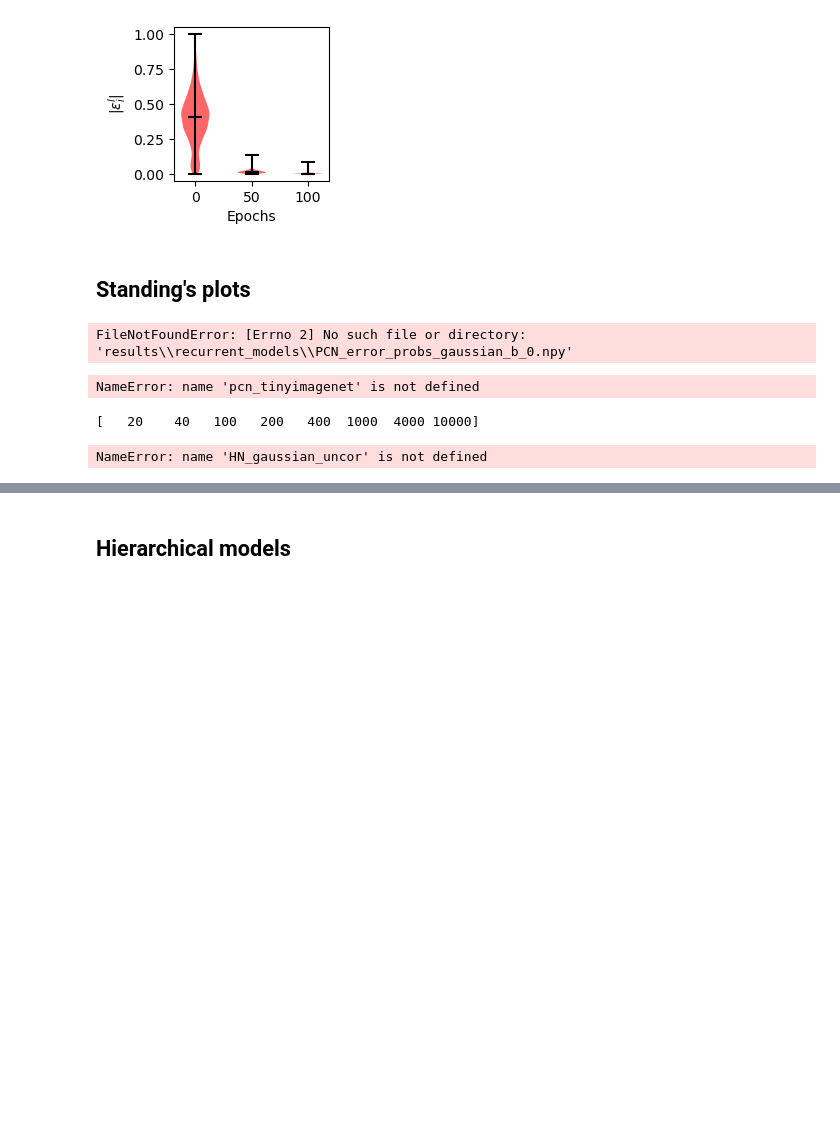
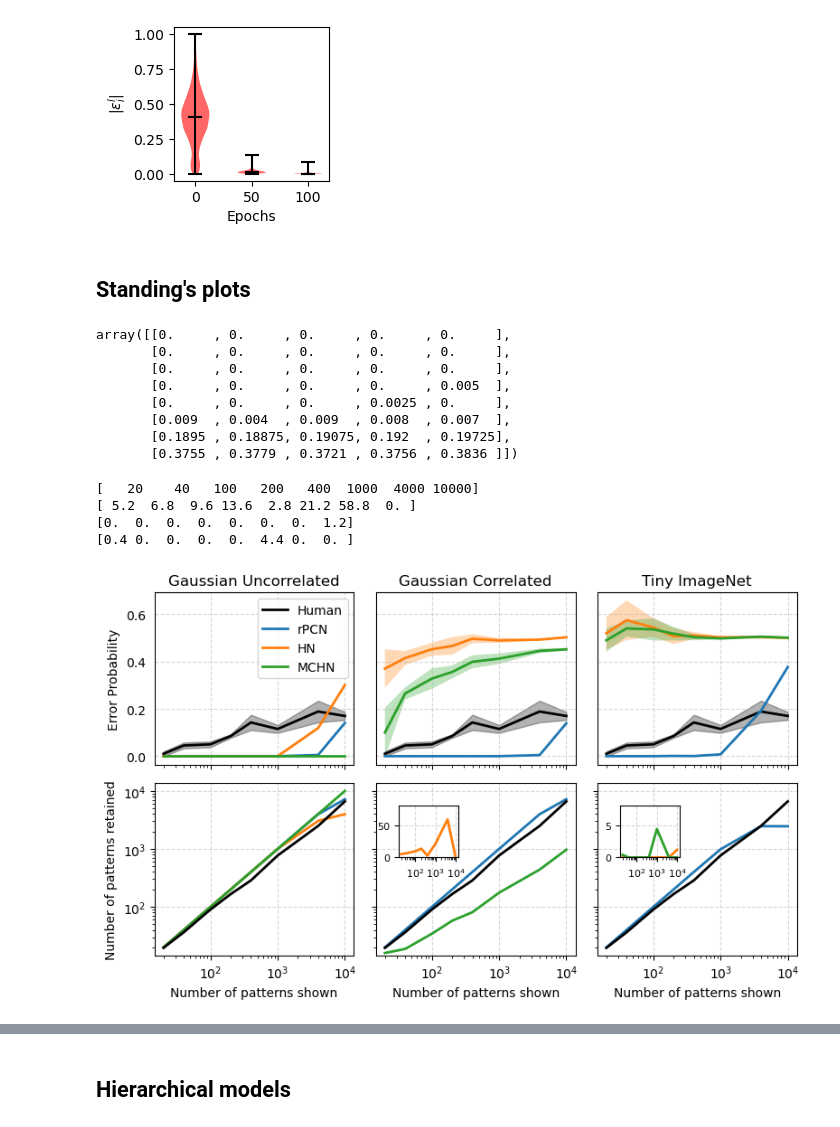
Before and after one commit to ltjed/novelty-detection-pc, a Jupyter notebook: visualization.ipynb, the cells around one changed output, grey strips where cells are left out. Cells and saved outputs as stored; diff of their text form; code cells hidden in the pictures; blank space fills up the shorter version.

```diff
--- a/visualization.ipynb
+++ b/visualization.ipynb
@@ -120,8 +120,8 @@ if not os.path.exists(pcn_dir):
 pcn_gaussian_uncor = np.load(os.path.join(pcn_dir, 'PCN_error_probs_gaussian_b_0.npy'))
 pcn_gaussian_cor = np.load(os.path.join(pcn_dir, 'PCN_error_probs_gaussian_b_04.npy'))
 pcn_tinyimagenet = np.load(os.path.join(pcn_dir, 'PCN_error_probs_tinyimagenet_b_0.npy'))
-pcn_large_tinyimagenet = np.load(os.path.join(pcn_dir, 'PCN_error_probs_large_tinyimagenet_b_0.npy'))
-pcn_tinyimagenet[-2:] = pcn_large_tinyimagenet
+# pcn_large_tinyimagenet = np.load(os.path.join(pcn_dir, 'PCN_error_probs_large_tinyimagenet_b_0.npy'))
+# pcn_tinyimagenet[-2:] = pcn_large_tinyimagenet
 
 hn_dir = os.path.join('results', 'hopfield')
 HN_gaussian_uncor = np.load(os.path.join(hn_dir, 'HN_error_probs_gaussian_b_0.npy'))
@@ -131,13 +131,20 @@ HN_tinyimagenet = np.load(os.path.join(hn_dir, 'HN_error_probs_tinyimagenet_b_0.
 MCHN_gaussian_uncor = np.load(os.path.join(hn_dir, 'MCHN_error_probs_gaussian_b_0.npy'))
 MCHN_gaussian_cor = np.load(os.path.join(hn_dir, 'MCHN_error_probs_gaussian_b_04.npy'))
 MCHN_tinyimagenet = np.load(os.path.join(hn_dir, 'MCHN_error_probs_tinyimagenet_b_0.npy'))
-# %% [output]
-FileNotFoundError: [Errno 2] No such file or directory: 'results\\recurrent_models\\PCN_error_probs_gaussian_b_0.npy'
 # %%
-pcn_tinyimagenet, pcn_large_tinyimagenet
+pcn_tinyimagenet
 # %% [output]
-NameError: name 'pcn_tinyimagenet' is not defined
+array([[0.     , 0.     , 0.     , 0.     , 0.     ],
+       [0.     , 0.     , 0.     , 0.     , 0.     ],
+       [0.     , 0.     , 0.     , 0.     , 0.     ],
+       [0.     , 0.     , 0.     , 0.     , 0.005  ],
+       [0.     , 0.     , 0.     , 0.0025 , 0.     ],
+       [0.009  , 0.004  , 0.009  , 0.008  , 0.007  ],
+       [0.1895 , 0.18875, 0.19075, 0.192  , 0.19725],
+       [0.3755 , 0.3779 , 0.3721 , 0.3756 , 0.3836 ]])
 # %%
+from mpl_toolkits.axes_grid1.inset_locator import inset_axes
+
 sample_sizes = [20, 40, 100, 200, 400, 1000, 4000, 10000]
 # x = np.log10(np.array(sample_sizes))
 x = np.array(sample_sizes)
@@ -177,7 +184,10 @@ std = [a/b for a, b in zip(std, test_trials)]/np.sqrt(5) # 5 is the number subje
 human_error_probs = [a/b for a, b in zip(mean_errors, test_trials)]
 
 def get_retain(error_probs):
-    return sample_sizes - 2 * (error_probs.mean(axis=1) * sample_sizes)
+    retain = sample_sizes - 2 * (error_probs.mean(axis=1) * sample_sizes)
+    # Replace negative values with 0 using where
+    retain = np.where(retain < 0, 0, retain)
+    return retain
 
 HN_retained_uncor = get_retain(HN_gaussian_uncor)
 HN_retained_cor = get_retain(HN_gaussian_cor)
@@ -190,6 +200,10 @@ MCHN_retained_tinyimagenet = get_retain(MCHN_tinyimagenet)
 PCN_retained_uncor = get_retain(pcn_gaussian_uncor)
 PCN_retained_cor = get_retain(pcn_gaussian_cor)
 PCN_retained_tinyimagenet = get_retain(pcn_tinyimagenet)
+
+print(HN_retained_cor)
+print(HN_retained_tinyimagenet)
+print(MCHN_retained_tinyimagenet)
 
 experimental_retained = [19.6, 36.4, 90, 166, 286, 770, 2490, 6600]
 
@@ -212,33 +226,60 @@ plot_one_ax(ax[0,2], pcn_tinyimagenet, HN_tinyimagenet, MCHN_tinyimagenet, 'Tiny
 
 
 ax[1,0].loglog(sample_sizes, PCN_retained_uncor, lw=lw, label='PCN')
 ax[1,0].loglog(sample_sizes, HN_retained_uncor, lw=lw, label='HN')
 ax[1,0].loglog(sample_sizes, MCHN_retained_uncor, lw=lw, label='MCHN')
 ax[1,0].loglog(sample_sizes, experimental_retained, lw=lw, color='k')
 ax[1,0].set_ylabel('Number of patterns retained')
 ax[1,0].set_xlabel('Number of patterns shown')
 
 ax[1,1].loglog(sample_sizes, PCN_retained_cor, lw=lw, label='PCN')
 ax[1,1].loglog(sample_sizes, HN_retained_cor, lw=lw, label='HN', alpha=0)
 ax[1,1].loglog(sample_sizes, MCHN_retained_cor, lw=lw, label='MCHN')
 ax[1,1].loglog(sample_sizes, experimental_retained, lw=lw, color='k')
 ax[1,1].set_xlabel('Number of patterns shown')
 
 ax[1,2].loglog(sample_sizes, PCN_retained_tinyimagenet, lw=lw, label='PCN')
-# ax[2].loglog(sample_sizes, HN_retained_tinyimagenet, lw=lw, label='HN')
-# ax[2].loglog(sample_sizes, MCHN_retained_tinyimagenet, lw=lw, label='MCHN')
+# ax[1,2].loglog(sample_sizes, HN_retained_tinyimagenet, lw=lw, label='HN')
+# ax[1,2].loglog(sample_sizes, MCHN_retained_tinyimagenet, lw=lw, label='MCHN')
 ax[1,2].loglog(sample_sizes, experimental_retained, lw=lw, color='k')
 ax[1,2].set_xlabel('Number of patterns shown')
+
+# Create Insets for ax[1,1] and ax[1,2]
+# Inset for ax[1,1]: HN_retained_cor
+inset1 = inset_axes(ax[1,1], width="30%", height="30%", loc='upper left', borderpad=1.8)
+inset1.plot(sample_sizes, HN_retained_cor, lw=lw, label='HN', color='C1')  # Choose a distinct color
+inset1.set_xscale('log')  # Keep x-axis consistent
+inset1.set_yscale('linear')  # Linear y-axis
+# inset1.set_title('HN Retained (Linear)', fontsize=8)
+inset1.tick_params(axis='both', which='major', labelsize=8)
+inset1.grid(True, linestyle='--', alpha=0.5)
+inset1.set_ylim(0, 80)
+
+# Inset for ax[1,2]: HN_retained_tinyimagenet and MCHN_retained_tinyimagenet
+inset2 = inset_axes(ax[1,2], width="30%", height="30%", loc='upper left', borderpad=1.8)
+inset2.plot(sample_sizes, HN_retained_tinyimagenet, lw=lw, label='HN', color='C1')
+inset2.plot(sample_sizes, MCHN_retained_tinyimagenet, lw=lw, label='MCHN', color='C2')
+inset2.set_xscale('log')
+
+# inset2.set_yscale('linear')
+inset2.tick_params(axis='both', which='major', labelsize=8)
+inset2.grid(True, linestyle='--', alpha=0.5)
+inset2.set_ylim(0, 8)
+# inset2.legend(fontsize=6, loc='upper right')
 
 for a in ax.flatten():
     a.set_xscale('log')
     a.grid(True, linestyle='--', alpha=0.5)
     if a == ax[0,0]:
         a.legend()
 
 fig.tight_layout()
+os.makedirs('results/imgs', exist_ok=True)
 plt.savefig('results/imgs/comparison.pdf')
 plt.show()
 # %% [output]
 [   20    40   100   200   400  1000  4000 10000]
+[ 5.2  6.8  9.6 13.6  2.8 21.2 58.8  0. ]
+[0.  0.  0.  0.  0.  0.  0.  1.2]
+[0.4 0.  0.  0.  0.  4.4 0.  0. ]
-NameError: name 'HN_gaussian_uncor' is not defined
+[figure, added]
```
Also changed, not shown: parts of 17 cells of this notebook, 7 other files.
